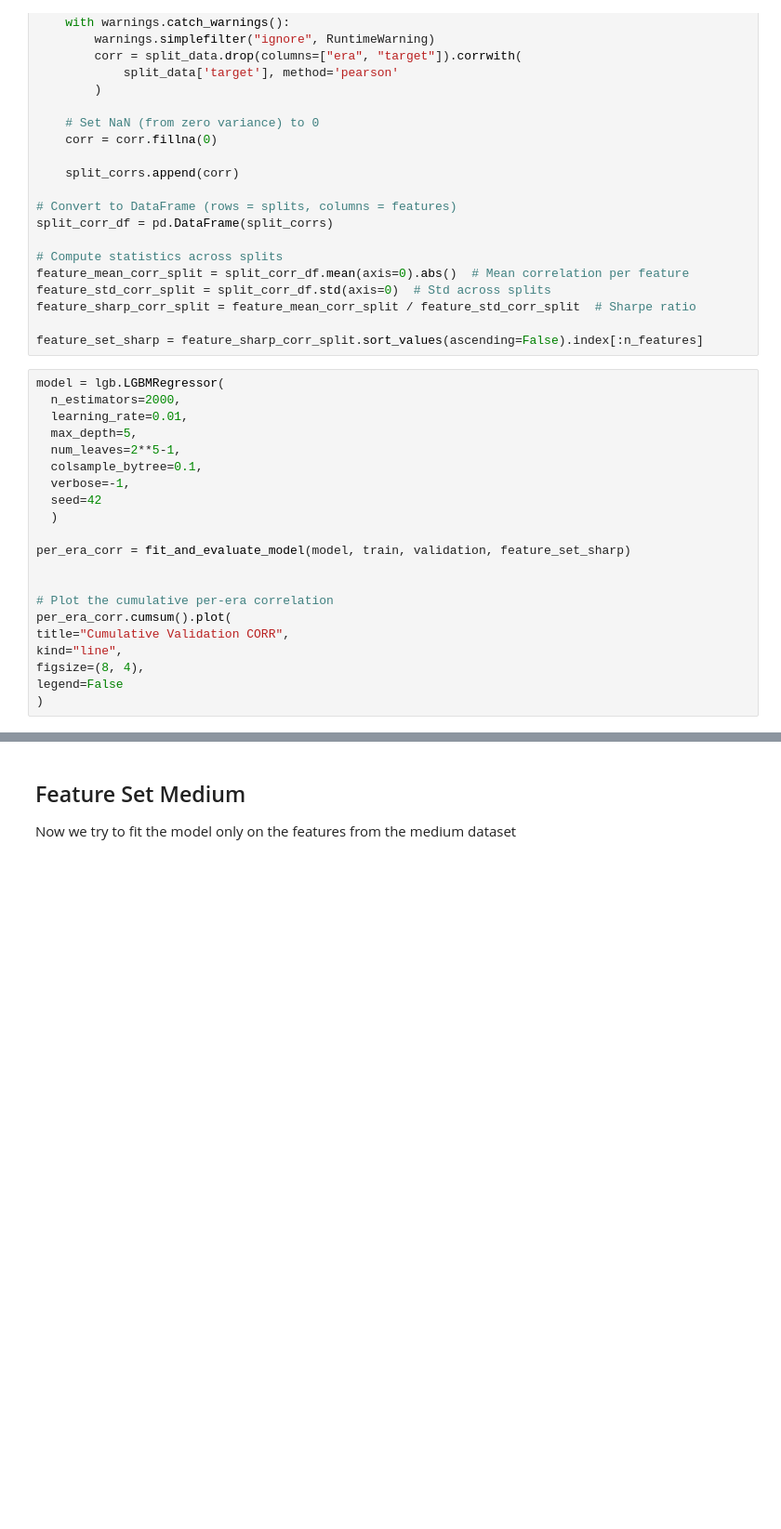
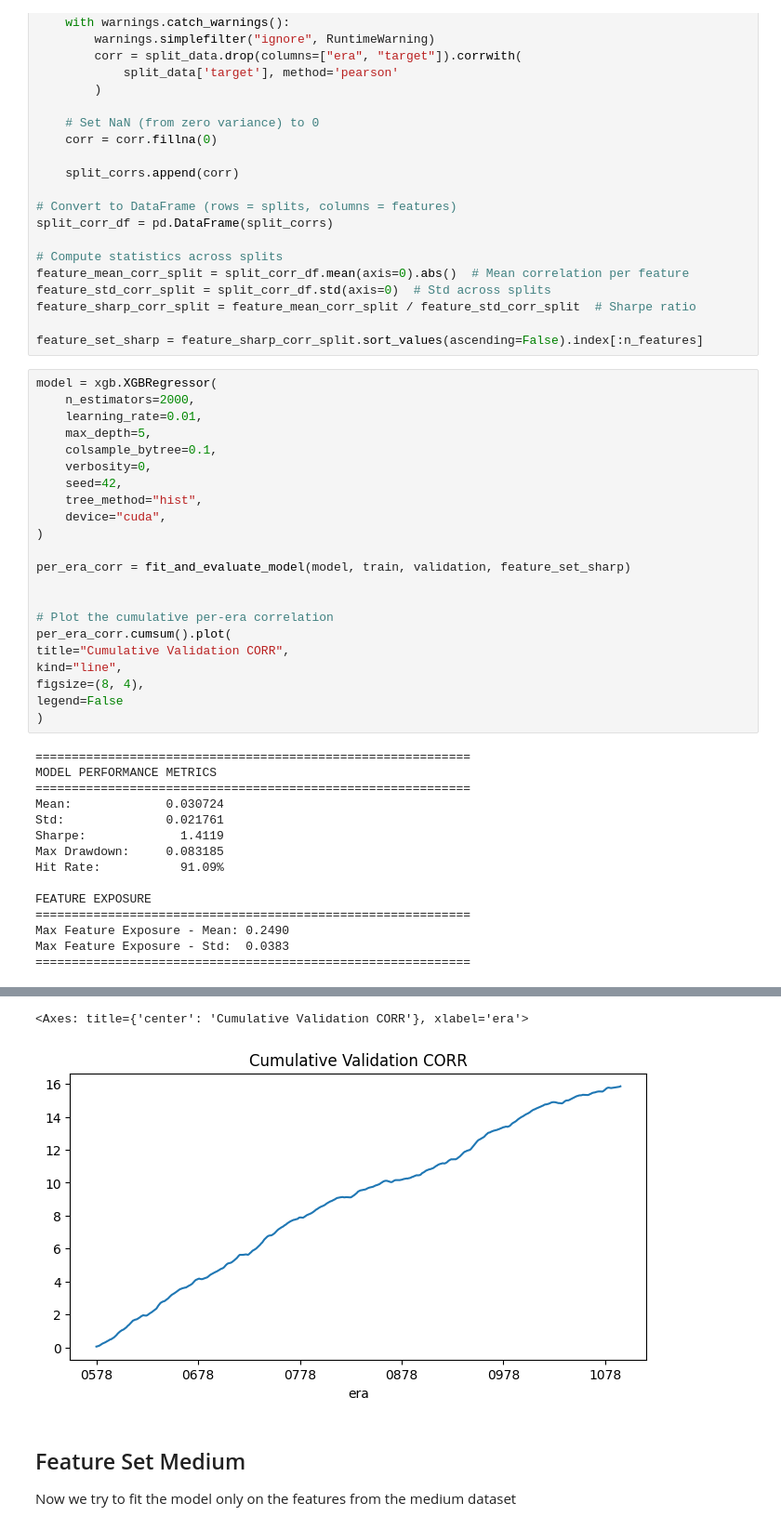
Before and after one commit to alexisbouley2/numerai, a Jupyter notebook: notebooks/3-experiments.ipynb, the cells around one changed output, grey strips where cells are left out. Shown at 93% size. Saved outputs shown, nothing was run; the diff lists cells and outputs as text; blank space fills up the shorter version.

```diff
--- a/notebooks/3-experiments.ipynb
+++ b/notebooks/3-experiments.ipynb
@@ -334,15 +346,16 @@ feature_sharp_corr_split = feature_mean_corr_split / feature_std_corr_split  # S
 
 feature_set_sharp = feature_sharp_corr_split.sort_values(ascending=False).index[:n_features]
 # %%
-model = lgb.LGBMRegressor(
-  n_estimators=2000,
-  learning_rate=0.01,
-  max_depth=5,
-  num_leaves=2**5-1,
-  colsample_bytree=0.1,
-  verbose=-1,
-  seed=42
-  )
+model = xgb.XGBRegressor(
+    n_estimators=2000,
+    learning_rate=0.01,
+    max_depth=5,
+    colsample_bytree=0.1,
+    verbosity=0,
+    seed=42,
+    tree_method="hist",
+    device="cuda",
+)
 
 per_era_corr = fit_and_evaluate_model(model, train, validation, feature_set_sharp)
 
@@ -354,3 +367,18 @@ kind="line",
 figsize=(8, 4),
 legend=False
 )
+# %% [output]
+============================================================
+MODEL PERFORMANCE METRICS
+============================================================
+Mean:             0.030724
+Std:              0.021761
+Sharpe:             1.4119
+Max Drawdown:     0.083185
+Hit Rate:           91.09%
+
+FEATURE EXPOSURE
+============================================================
+Max Feature Exposure - Mean: 0.2490
+Max Feature Exposure - Std:  0.0383
+============================================================
@@ -357,3 +386,5 @@ legend=False
+<Axes: title={'center': 'Cumulative Validation CORR'}, xlabel='era'>
+[figure, added]
 # %% [markdown]
 ## Feature Set Medium
 
```
Also changed, not shown: parts of 15 cells of this notebook, 6 other files.
